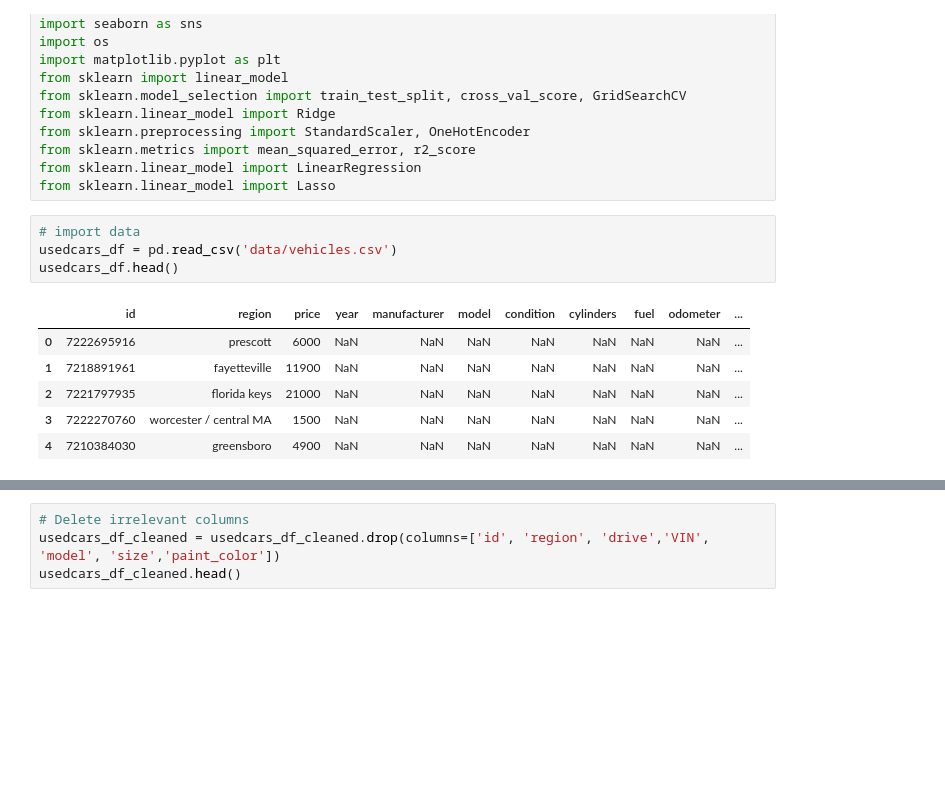
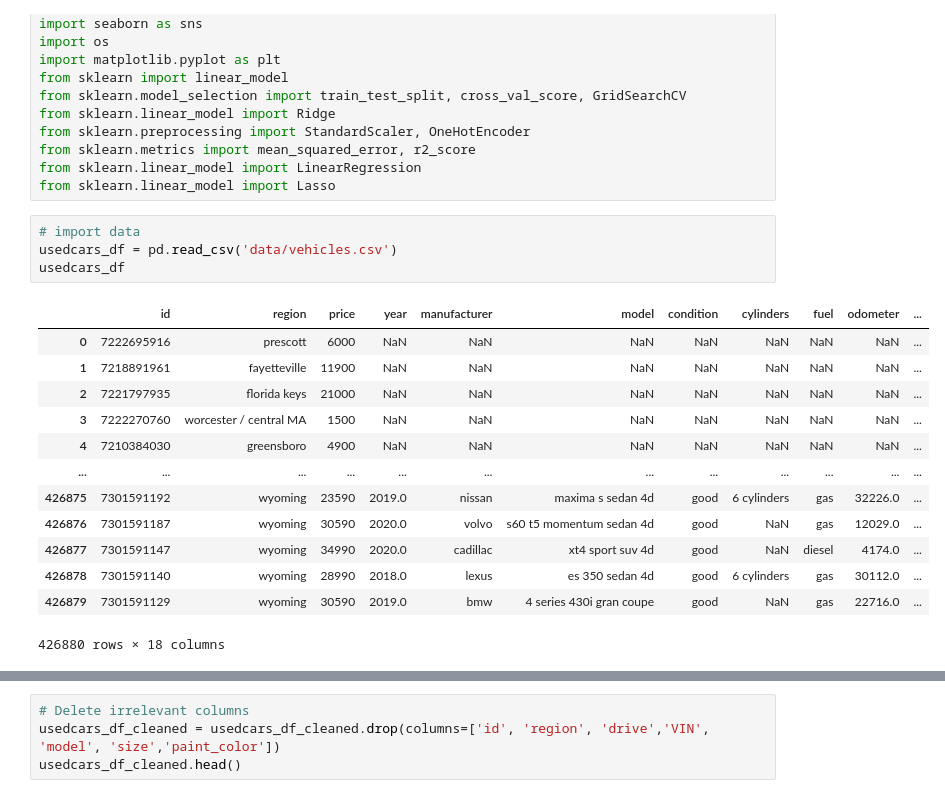
Before and after one commit to kfmatovic716/USED-CAR-PRICING, a Jupyter notebook: pricing_usedcars.ipynb, the cells around one changed output, grey strips where cells are left out. Cells and saved outputs as stored; diff of their text form; blank space fills up the shorter version.

```diff
--- a/pricing_usedcars.ipynb
+++ b/pricing_usedcars.ipynb
@@ -46,14 +46,21 @@ from sklearn.linear_model import Lasso
 # %%
 # import data
 usedcars_df = pd.read_csv('data/vehicles.csv')
-usedcars_df.head()
+usedcars_df
 # %% [output]
 |  | id | region | price | year | manufacturer | model | condition | cylinders | fuel | odometer | ... |
 | 0 | 7222695916 | prescott | 6000 | NaN | NaN | NaN | NaN | NaN | NaN | NaN | ... |
 | 1 | 7218891961 | fayetteville | 11900 | NaN | NaN | NaN | NaN | NaN | NaN | NaN | ... |
 | 2 | 7221797935 | florida keys | 21000 | NaN | NaN | NaN | NaN | NaN | NaN | NaN | ... |
 | 3 | 7222270760 | worcester / central MA | 1500 | NaN | NaN | NaN | NaN | NaN | NaN | NaN | ... |
 | 4 | 7210384030 | greensboro | 4900 | NaN | NaN | NaN | NaN | NaN | NaN | NaN | ... |
+| ... | ... | ... | ... | ... | ... | ... | ... | ... | ... | ... | ... |
+| 426875 | 7301591192 | wyoming | 23590 | 2019.0 | nissan | maxima s sedan 4d | good | 6 cylinders | gas | 32226.0 | ... |
+| 426876 | 7301591187 | wyoming | 30590 | 2020.0 | volvo | s60 t5 momentum sedan 4d | good | NaN | gas | 12029.0 | ... |
+| 426877 | 7301591147 | wyoming | 34990 | 2020.0 | cadillac | xt4 sport suv 4d | good | NaN | diesel | 4174.0 | ... |
+| 426878 | 7301591140 | wyoming | 28990 | 2018.0 | lexus | es 350 sedan 4d | good | 6 cylinders | gas | 30112.0 | ... |
+| 426879 | 7301591129 | wyoming | 30590 | 2019.0 | bmw | 4 series 430i gran coupe | good | NaN | gas | 22716.0 | ... |
+426880 rows × 18 columns
 # %%
 # drop records with missing values (NaN)
 usedcars_df_cleaned = usedcars_df.dropna()
```
Also changed, not shown: parts of 2 cells of this notebook, 2 other files.
